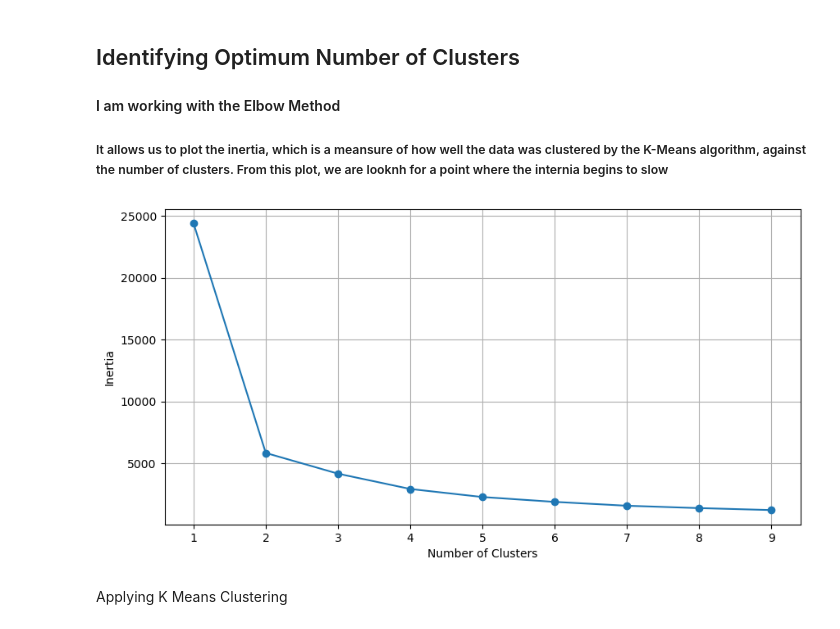
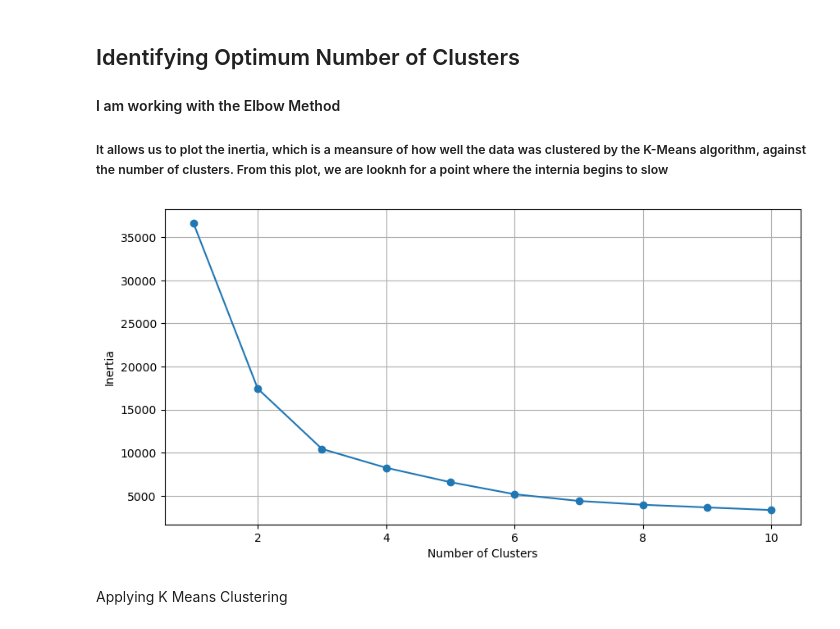
Before and after one commit to anitashabbouei/K-MeansClustering, a Jupyter notebook: K-MeansClustering.ipynb, the cells around one changed output. Cells and saved outputs as stored; diff of their text form; code cells hidden in the pictures.

```diff
--- a/K-MeansClustering.ipynb
+++ b/K-MeansClustering.ipynb
@@ -110,11 +113,11 @@ def optimise_k_means(data, max_k):
     plt.xlabel('Number of Clusters')
     plt.ylabel('Inertia')
     plt.grid(True)
-    plt.show
+    plt.show()
 # %%
-optimise_k_means(df[[RHOB_T, NPHI_T]],10)
+optimise_k_means(df[[RHOB_T, NPHI_T, GR_T]],10)
 # %% [output]
-[figure, old version]
+[figure, new version]
 # %% [markdown]
 Applying K Means Clustering
 # %%
```
Also changed, not shown: parts of 8 cells of this notebook.
